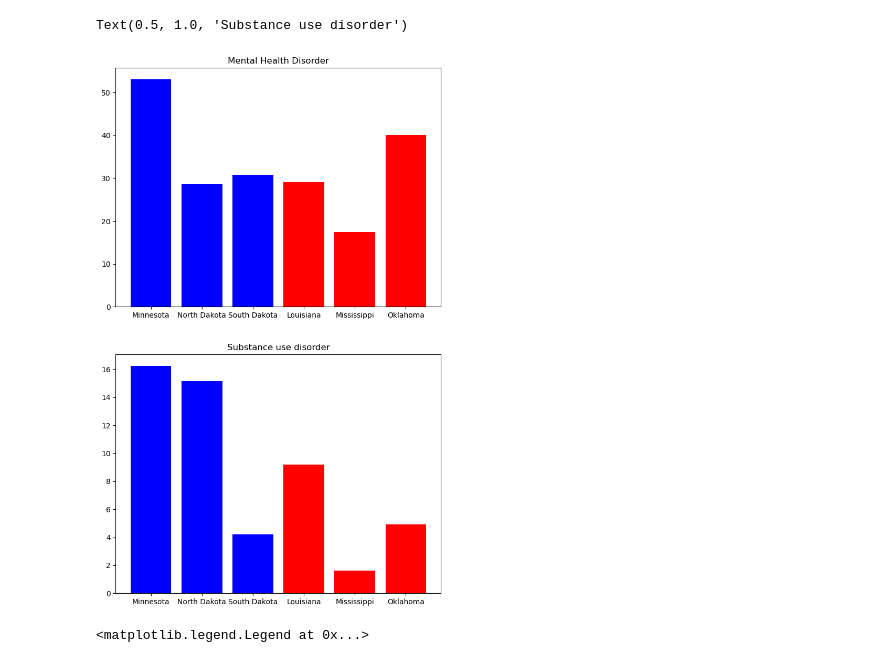
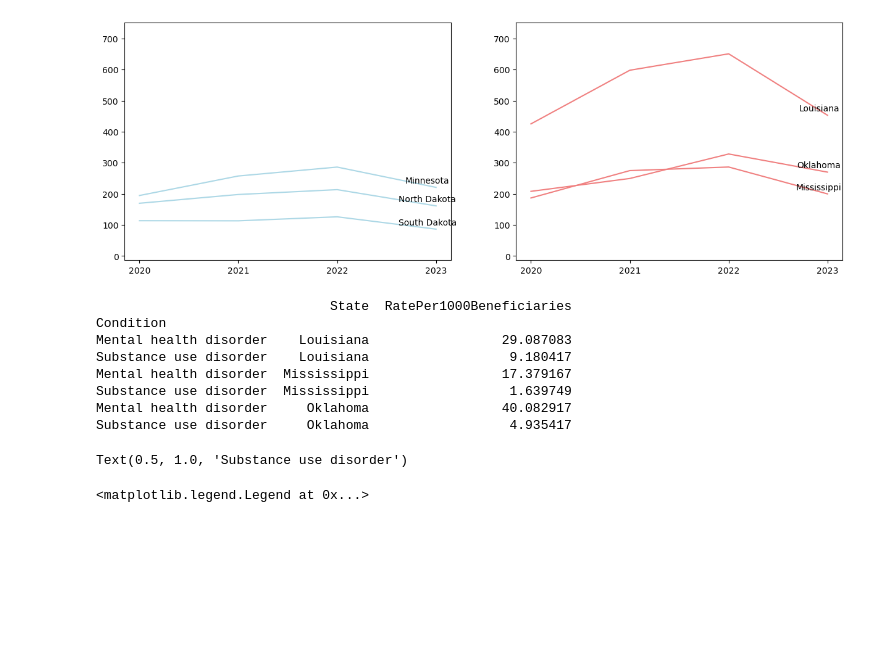
Before and after one commit to vjayne93/blue-team-project-1, a Jupyter notebook: luis-working-notebook.ipynb, the cells around one changed output. Cells and saved outputs as stored; diff of their text form; code cells hidden in the pictures; blank space fills up the shorter version.

```diff
--- a/luis-working-notebook.ipynb
+++ b/luis-working-notebook.ipynb
@@ -120,6 +210,56 @@ beh_health_full_df = pd.read_csv(beh_health_path)
+# %%
+#Death overdoses
+pop = {'State Name' : ['Louisiana', 'Mississippi', 'Oklahoma', 'South Dakota', 'Minnesota',  'North Dakota'],
+              'Population' : [lousiana_pop, mississippi_pop, oklahoma_pop, south_dakota_pop, minnesota_pop, north_dakota_pop]}
+overdose_clean_df = overdose_full_df.loc[(overdose_full_df['Indicator'] == 'Number of Drug Overdose Deaths')
+                                        & (overdose_full_df['Year'] >= 2020)]
+overdose_clean_df = pd.merge(overdose_clean_df, pd.DataFrame(pop), on='State Name')
+group1_overdose_clean_df = overdose_clean_df.loc[overdose_clean_df['State Name'].isin(group1_states)]
+group1_overdose_clean_df = group1_overdose_clean_df.groupby(['Year', 'State Name', 'Population'])['Data Value'].sum().reset_index(level='Population')
+group1_overdose_clean_df['Per Capita (100,000 of pop)'] = group1_overdose_clean_df['Data Value']/(group1_overdose_clean_df['Population']/100000)
+# group1_overdose_clean_df_tot = group1_overdose_clean_df.groupby(['Year','State Name'])['Per Capita (100,000 of pop)'].sum()
+group1_overdose_clean_df_tot = group1_overdose_clean_df.groupby(['State Name', 'Year'])['Per Capita (100,000 of pop)'].sum()
+
+group2_overdose_clean_df = overdose_clean_df.loc[overdose_clean_df['State Name'].isin(group2_states)]
+group2_overdose_clean_df = group2_overdose_clean_df.groupby(['Year', 'State Name', 'Population'])['Data Value'].sum().reset_index(level='Population')
+group2_overdose_clean_df['Per Capita (100,000 of pop)'] = group2_overdose_clean_df['Data Value']/(group2_overdose_clean_df['Population']/100000)
+# group2_overdose_clean_df_tot = group2_overdose_clean_df.groupby(['Year', 'State Name'])['Per Capita (100,000 of pop)'].sum()
+group2_overdose_clean_df_tot = group2_overdose_clean_df.groupby(['State Name', 'Year'])['Per Capita (100,000 of pop)'].sum()
+group2_overdose_clean_df_tot
+
+fig, axs = plt.subplots(1, 2, figsize=(15, 5))
+low_lim = min(group1_overdose_clean_df_tot.min(), group2_overdose_clean_df_tot.min()) - 100
+hig_lim = max(group1_overdose_clean_df_tot.max(), group2_overdose_clean_df_tot.max()) + 100
+
+group2_overdose_clean_df_tot
+for state in group1_states:
+    axs[0].plot(group1_overdose_clean_df_tot[state].index.astype(str), group1_overdose_clean_df_tot[state], color='lightblue')
+    axs[0].annotate(state, (group1_overdose_clean_df_tot[state].index[-1].astype(str), group1_overdose_clean_df_tot[state].iloc[-1]),
+                 textcoords="offset points", xytext=(-10, 5), ha='center')
+    axs[0].set_ylim(low_lim, hig_lim)
+for state in group2_states:
+    axs[1].plot(group2_overdose_clean_df_tot[state].index.astype(str), group2_overdose_clean_df_tot[state], color='lightcoral')
+    axs[1].annotate(state, (group2_overdose_clean_df_tot[state].index[-1].astype(str), group2_overdose_clean_df_tot[state].iloc[-1]),
+                 textcoords="offset points", xytext=(-10, 5), ha='center')
+    axs[1].set_ylim(low_lim, hig_lim)
+
+# fig, axs = plt.subplots(4, 1, figsize=(6, 10))
+# i = 0
+# for year in [2020, 2021, 2022, 2023]:
+#     plot1 = []
+#     plot2 = []
+#     plot1 = axs[i].bar(pd.DataFrame(group1_overdose_clean_df_tot[year]).index, group1_overdose_clean_df_tot[year])
+#     plot2 = axs[i].bar(pd.DataFrame(group2_overdose_clean_df_tot[year]).index, group2_overdose_clean_df_tot[year])
+#     i = i+1
+# fig, axs = plt.subplots(2, 1, figsize=(6, 10))
+# axs[0].bar(group2_overdose_clean_df_tot['Oklahoma'], group2_overdose_clean_df_tot, color='blue', label='Group 1')
+# %% [output]
+[figure, added]
 # %%
 # Leading cause of death
 
+group1_pop = [south_dakota_pop, minnesota_pop, north_dakota_pop]
+group2_pop = [lousiana_pop, mississippi_pop, oklahoma_pop]
 
 group1_beh_health_clean_df = []
 for states in lower_states.index:
@@ -139,9 +279,9 @@ group2_beh_health_clean_df['RatePer1000Beneficiaries'] = pd.to_numeric(group2_be
 group2_beh_health_clean_df = group2_beh_health_clean_df.groupby(['State', 'Condition'])['RatePer1000Beneficiaries'].mean().reset_index()
 
 group2_beh_health_clean_df = group2_beh_health_clean_df.set_index('Condition')
+print(group2_beh_health_clean_df)
 
 
-fig, axs = plt.subplots(2, 1, figsize=(8, 13))
 
 axs[0].bar(group1_beh_health_clean_df.loc['Mental health disorder']['State'],
            group1_beh_health_clean_df.loc['Mental health disorder']['RatePer1000Beneficiaries'], color='blue', label='Group 1')
@@ -155,8 +295,15 @@ axs[1].bar(group2_beh_health_clean_df.loc['Substance use disorder']['State'],
            group2_beh_health_clean_df.loc['Substance use disorder']['RatePer1000Beneficiaries'], color='red', label='Group 1')
 axs[1].set_title('Substance use disorder')
 # %% [output]
-Text(0.5, 1.0, 'Substance use disorder')
+                              State  RatePer1000Beneficiaries
+Condition
+Mental health disorder    Louisiana                 29.087083
+Substance use disorder    Louisiana                  9.180417
+Mental health disorder  Mississippi                 17.379167
+Substance use disorder  Mississippi                  1.639749
+Mental health disorder     Oklahoma                 40.082917
+Substance use disorder     Oklahoma                  4.935417
-[figure, removed]
+Text(0.5, 1.0, 'Substance use disorder')
 # %%
 #Uninsured and Insured Data Set
 in_clean_df = pd.merge(unin_2019_full_df[['Location', 'Medicaid', 'Medicare', 'Uninsured', 'Employer']],
```
Also changed, not shown: parts of 8 cells of this notebook, 6 other files.
